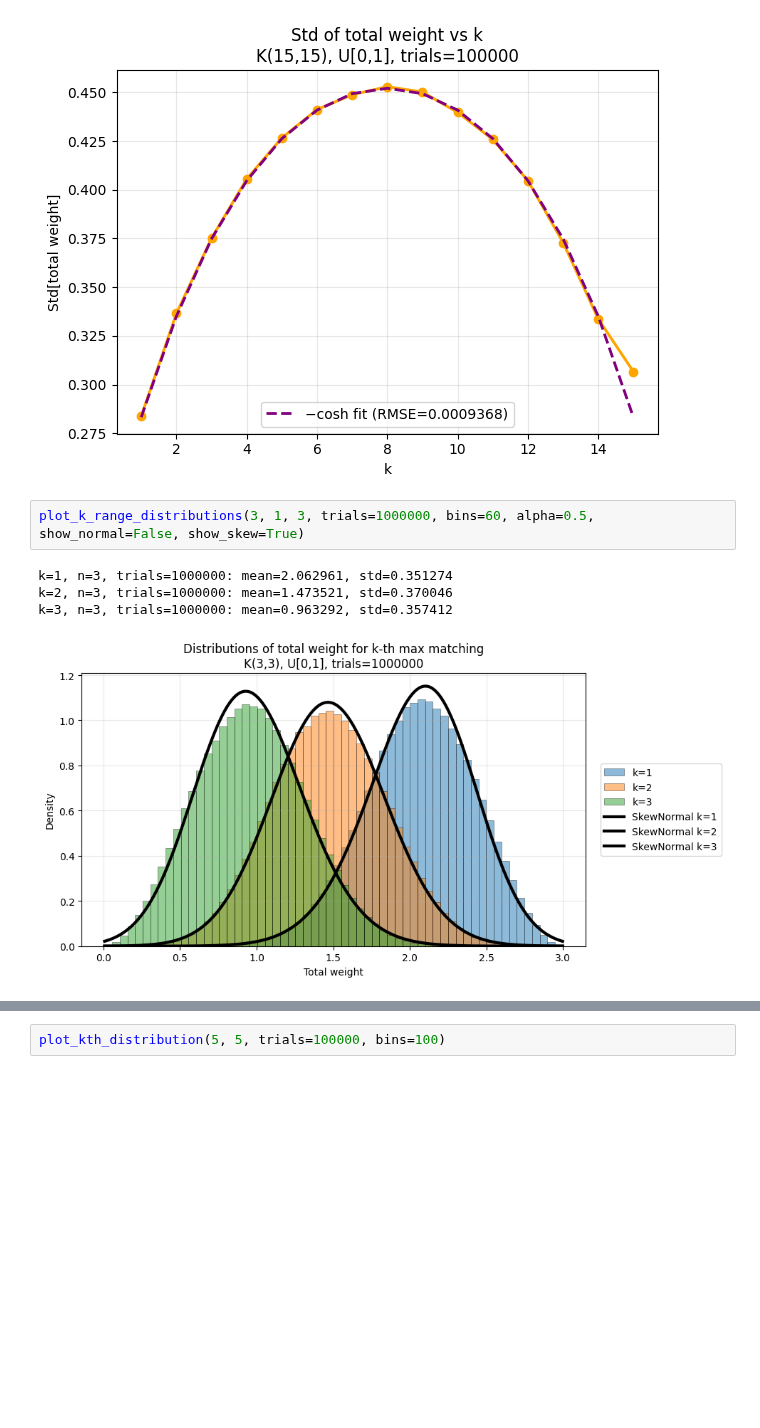
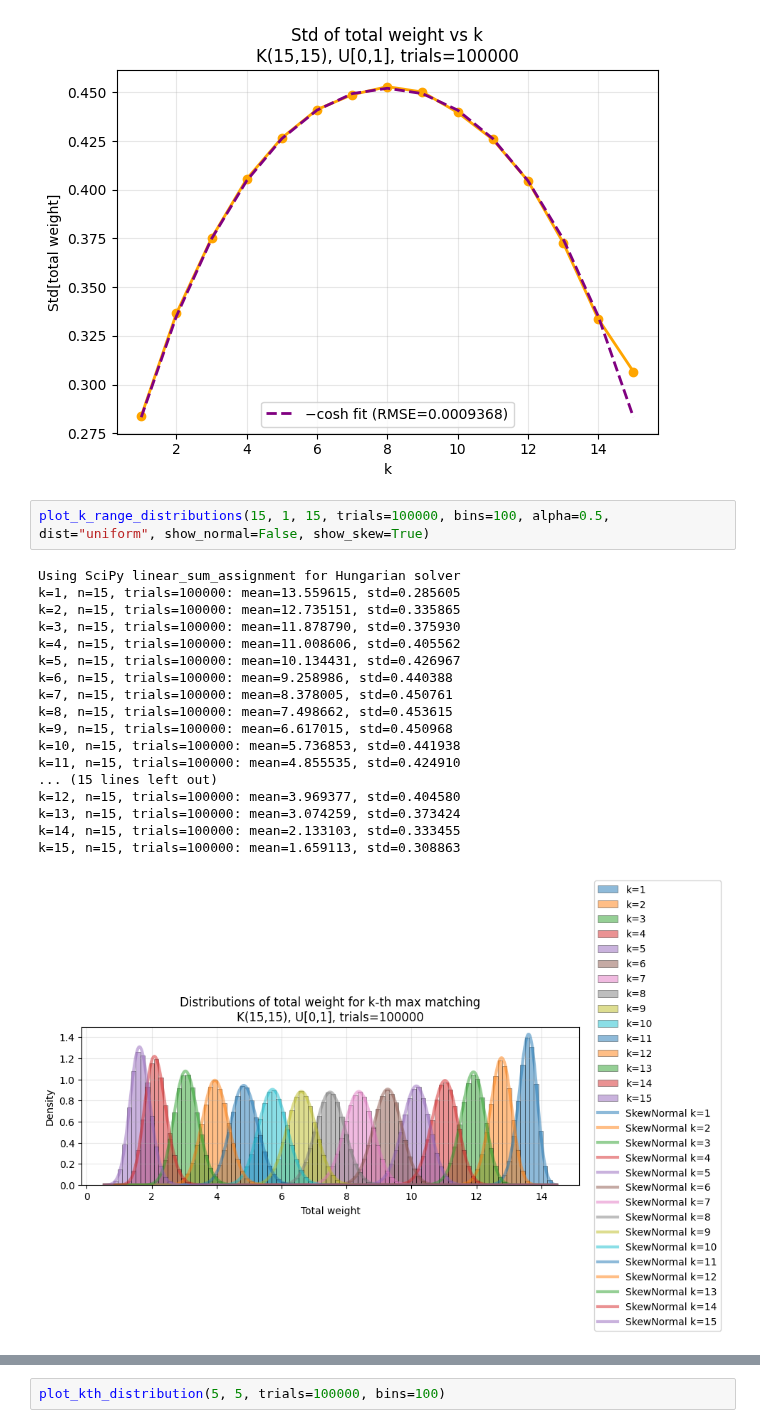
Before and after one commit to naman-doshi/successive-bipartite-matching, a Jupyter notebook: match.ipynb, the cells around one changed output, grey strips where cells are left out. Cells and saved outputs as stored; diff of their text form; blank space fills up the shorter version.

```diff
--- a/match.ipynb
+++ b/match.ipynb
@@ -784,9 +848,23 @@ plot_std_vs_k(15, trials=100000)
 # %% [output]
 [figure]
 # %%
-plot_k_range_distributions(3, 1, 3, trials=1000000, bins=60, alpha=0.5, show_normal=False, show_skew=True)
+plot_k_range_distributions(15, 1, 15, trials=100000, bins=100, alpha=0.5, dist="uniform", show_normal=False, show_skew=True)
 # %% [output]
-k=1, n=3, trials=1000000: mean=2.062961, std=0.351274
-k=2, n=3, trials=1000000: mean=1.473521, std=0.370046
-k=3, n=3, trials=1000000: mean=0.963292, std=0.357412
+Using SciPy linear_sum_assignment for Hungarian solver
+k=1, n=15, trials=100000: mean=13.559615, std=0.285605
+k=2, n=15, trials=100000: mean=12.735151, std=0.335865
+k=3, n=15, trials=100000: mean=11.878790, std=0.375930
+k=4, n=15, trials=100000: mean=11.008606, std=0.405562
+k=5, n=15, trials=100000: mean=10.134431, std=0.426967
+k=6, n=15, trials=100000: mean=9.258986, std=0.440388
+k=7, n=15, trials=100000: mean=8.378005, std=0.450761
+k=8, n=15, trials=100000: mean=7.498662, std=0.453615
+k=9, n=15, trials=100000: mean=6.617015, std=0.450968
+k=10, n=15, trials=100000: mean=5.736853, std=0.441938
+k=11, n=15, trials=100000: mean=4.855535, std=0.424910
+... (15 lines left out)
+k=12, n=15, trials=100000: mean=3.969377, std=0.404580
+k=13, n=15, trials=100000: mean=3.074259, std=0.373424
+k=14, n=15, trials=100000: mean=2.133103, std=0.333455
+k=15, n=15, trials=100000: mean=1.659113, std=0.308863
-[figure, old version]
+[figure, new version]
```
Also changed, not shown: parts of 3 cells of this notebook, 2 other files.
